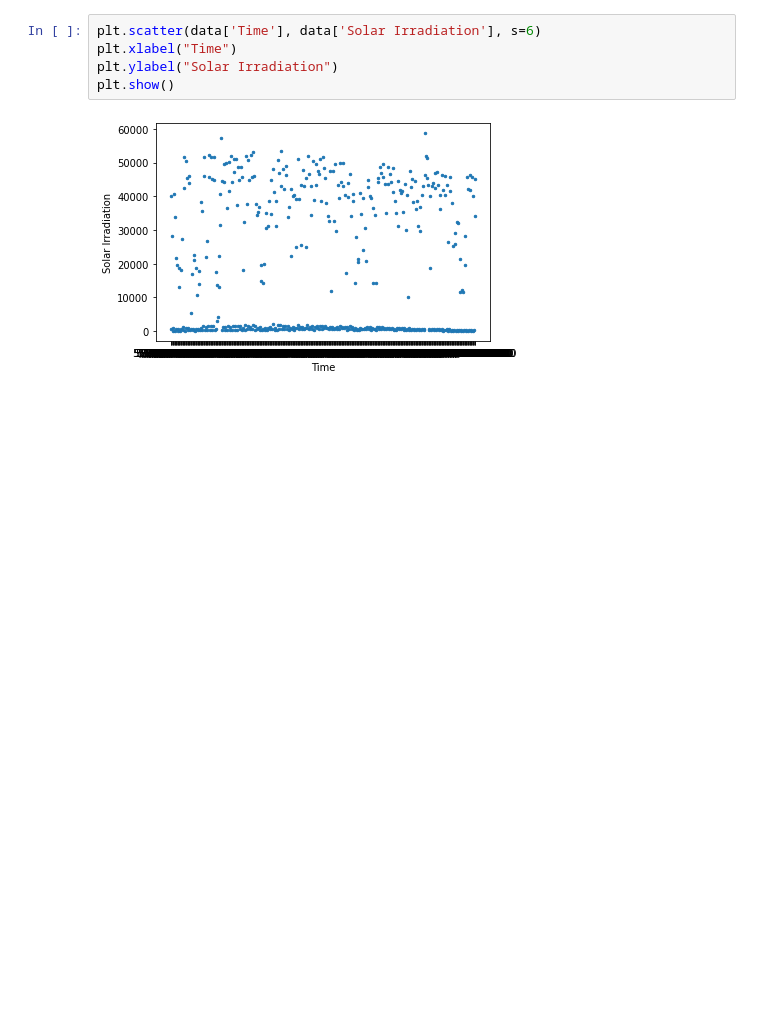
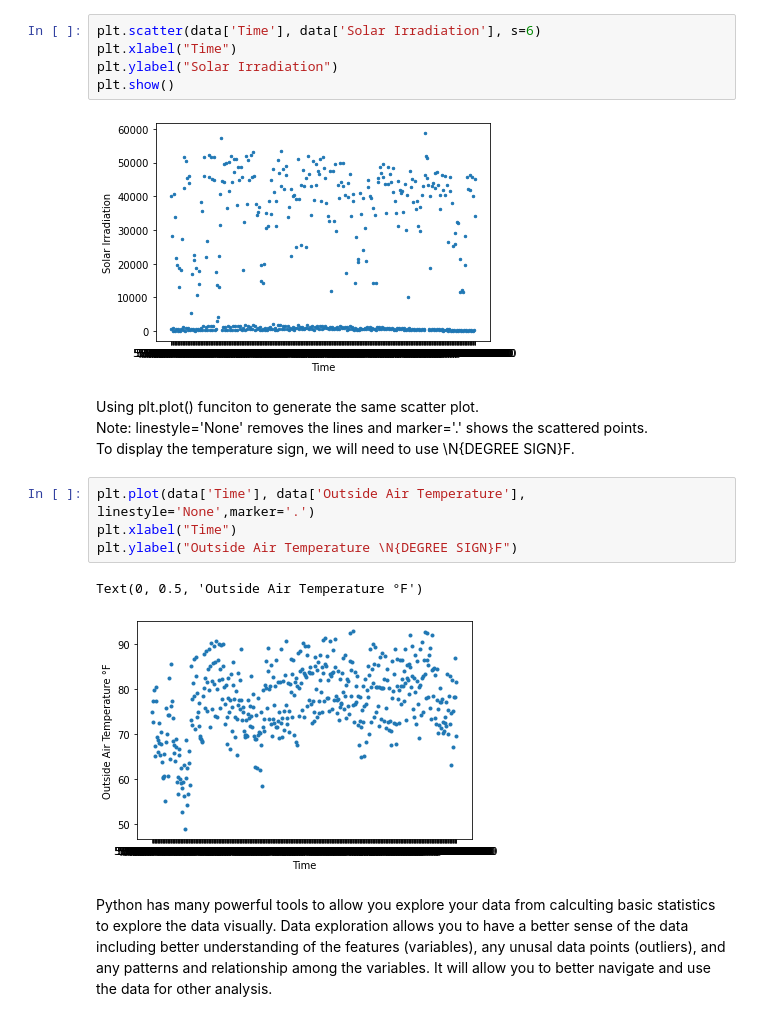
Before and after one commit to StevenXJiang/Project1Spring2023, a Jupyter notebook: ISEN_370_Project_1_Demo.ipynb, the cells around one changed output. Drawn from its saved outputs; the diff is of its cells as text; blank space fills up the shorter version.

```diff
--- a/ISEN_370_Project_1_Demo.ipynb
+++ b/ISEN_370_Project_1_Demo.ipynb
@@ -215,3 +313,16 @@ plt.ylabel("Solar Irradiation")
 plt.show()
 # %% [output]
 [figure]
+# %% [markdown]
+Using plt.plot() funciton to generate the same scatter plot.<br>
+Note: linestyle='None' removes the lines and marker='.' shows the scattered points.<br>
+To display the temperature sign, we will need to use \N{DEGREE SIGN}F.
+# %%
+plt.plot(data['Time'], data['Outside Air Temperature'], linestyle='None',marker='.')
+plt.xlabel("Time")
+plt.ylabel("Outside Air Temperature \N{DEGREE SIGN}F")
+# %% [output]
+Text(0, 0.5, 'Outside Air Temperature °F')
+[figure, added]
+# %% [markdown]
+Python has many powerful tools to allow you explore your data from calculting basic statistics to explore the data visually. Data exploration allows you to have a better sense of the data including better understanding of the features (variables), any unusal data points (outliers), and any patterns and relationship among the variables. It will allow you to better navigate and use the data for other analysis.
```
Also changed, not shown: parts of 10 cells of this notebook.
